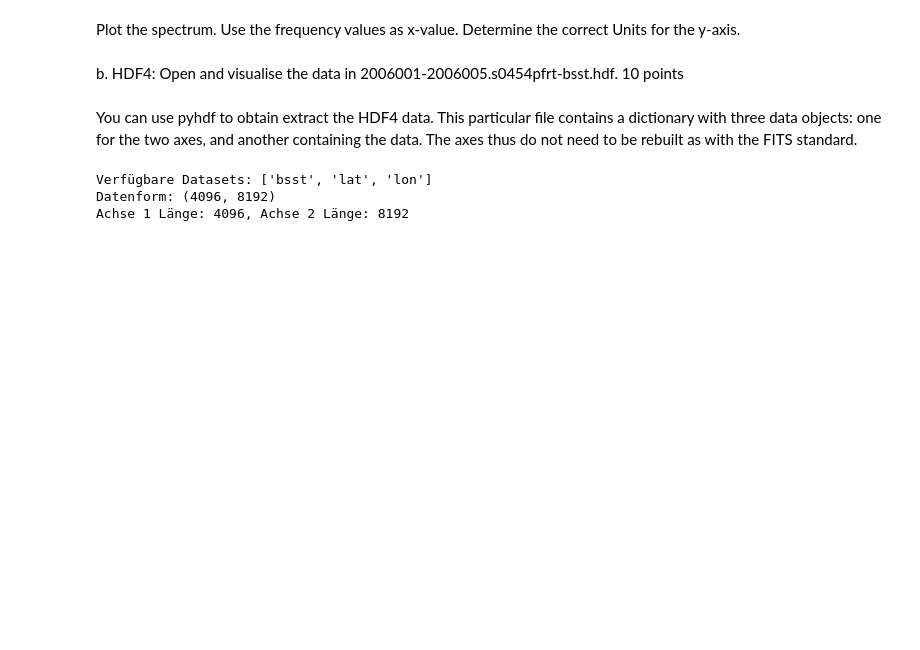
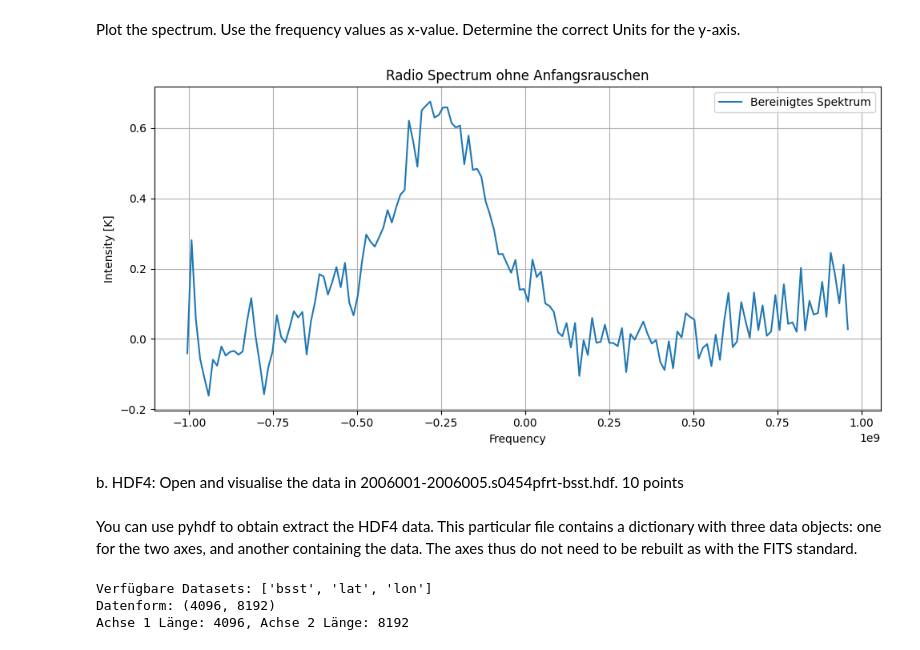
Before and after one commit to DAAP-Summer-2024/astronomical-data-analysis-nilejara, a Jupyter notebook: assignment_2.ipynb, the cells around one changed output. Cells and saved outputs as stored; diff of their text form; code cells hidden in the pictures; blank space fills up the shorter version.

```diff
--- a/assignment_2.ipynb
+++ b/assignment_2.ipynb
@@ -101,5 +99,39 @@ WARNING: Header block contains null bytes instead of spaces for padding, and is
 # %% [markdown]
 Plot the spectrum. Use the frequency values as x-value. Determine the correct Units for the y-axis.
+# %%
+from astropy.io import fits
+import numpy as np
+import matplotlib.pyplot as plt
+
+filename = "Data/CII_01.fits"
+with fits.open(filename) as hdul:
+    header = hdul[0].header
+    data = hdul[0].data
+
+    intensity = data[0, 0, 0, :]
+
+    n_remove = 40
+    intensity_clean = intensity[n_remove:]
+
+    crval1 = header['CRVAL1']
+    cdelt1 = header['CDELT1']
+    crpix1 = header['CRPIX1']
+
+    num_points = intensity_clean.shape[0]
+    i = np.arange(n_remove, n_remove + num_points)
+    frequency = (i - (crpix1 - 1)) * cdelt1 + crval1
+
+    plt.figure(figsize=(10, 5))
+    plt.plot(frequency, intensity_clean, label="Bereinigtes Spektrum")
+    plt.xlabel(f"Frequency")
+    plt.ylabel(f"Intensity [{header.get('BUNIT', 'unknown')}]")
+    plt.title("Radio Spectrum ohne Anfangsrauschen")
+    plt.grid(True)
+    plt.legend()
+    plt.tight_layout()
+    plt.show()
+# %% [output]
+[figure, added]
 # %% [markdown]
 b. HDF4: Open and visualise the data in 2006001-2006005.s0454pfrt-bsst.hdf. 10 points
 # %% [markdown]
```
Also changed, not shown: parts of 2 cells of this notebook.
